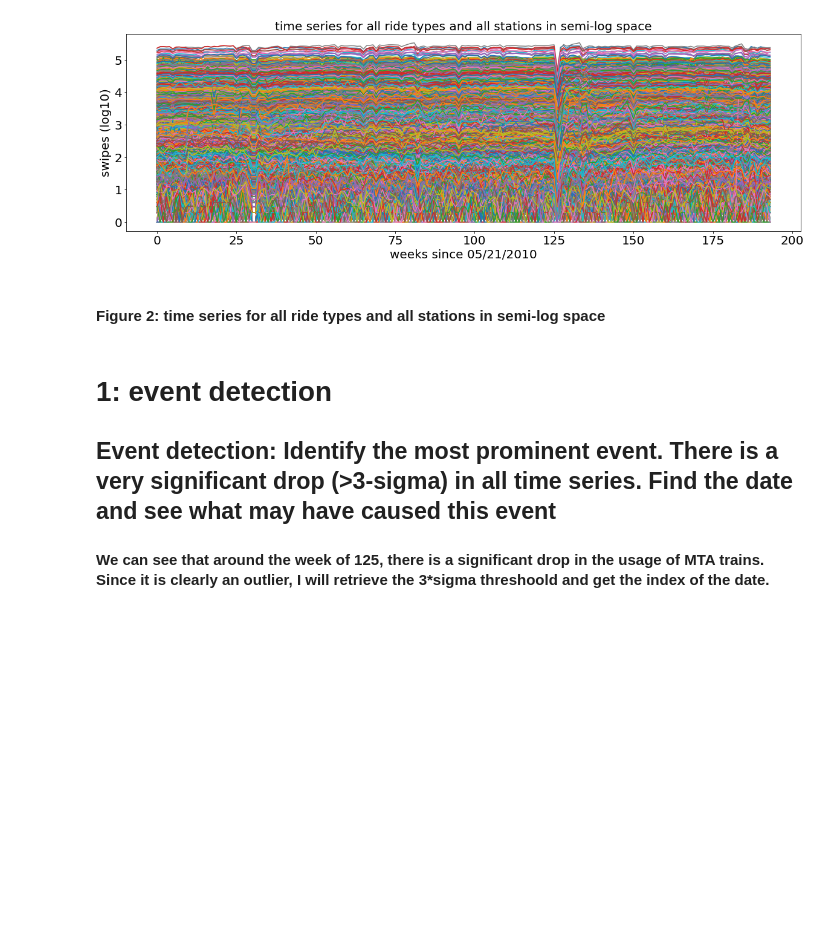
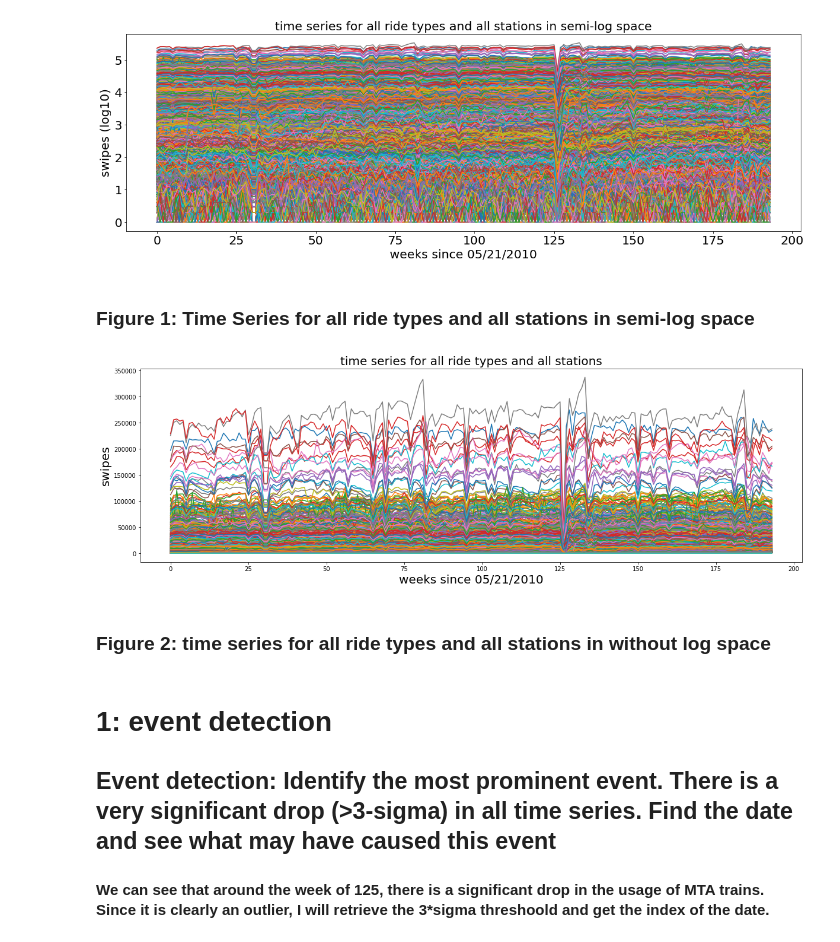
Before and after one commit to ace-gabriel/PUI2018_ty1045, a Jupyter notebook: HW11_ty1045/MTA_ty1045.ipynb, the cells around one changed output. Cells and saved outputs as stored; diff of their text form; code cells hidden in the pictures; blank space fills up the shorter version.

```diff
--- a/HW11_ty1045/MTA_ty1045.ipynb
+++ b/HW11_ty1045/MTA_ty1045.ipynb
@@ -206,6 +206,22 @@ class ArrayDataLoader():
         plt.title('time series for all ride types and all stations in semi-log space', fontsize=20)
         plt.xlabel('weeks since 05/21/2010', fontsize=20)
         plt.ylabel('swipes (log10)', fontsize=20)
+    # plot the natural data without log
+    def plot_all_data_natural(self, dataset):
+        # figure size
+        plt.figure(figsize=(20,6))
+        # loop 2d array and plot graph
+        for i in range(0, len(dataset)):
+            for j in range(0, len(dataset[i])):
+                try:
+                    mtaRidesPerWeek = pd.DataFrame(dataset[i][j])
+                    plt.plot(range(0, 194), mtaRidesPerWeek)
+                except ValueError:
+                    print("Unable to plot the graph")
+        # set the title
+        plt.title('time series for all ride types and all stations', fontsize=20)
+        plt.xlabel('weeks since 05/21/2010', fontsize=20)
+        plt.ylabel('swipes', fontsize=20)
     # print and return outlier threshood and date
     def get_outlier(self):
         # dummy dataset 10 10
@@ -311,8 +327,14 @@ mta_rides = mta.get_data()
 mta.plot_all_data(mta_rides)
 # %% [output]
 [figure]
+# %% [markdown]
+### Figure 1: Time Series for all ride types and all stations in semi-log space
+# %%
+mta.plot_all_data_natural(mta_rides)
+# %% [output]
+[figure, added]
 # %% [markdown]
-#### Figure 2: time series for all ride types and all stations in semi-log space
+### Figure 2: time series for all ride types and all stations in without log space
 # %% [markdown]
 # 1: event detection
 
```
Also changed, not shown: 2 other files.
